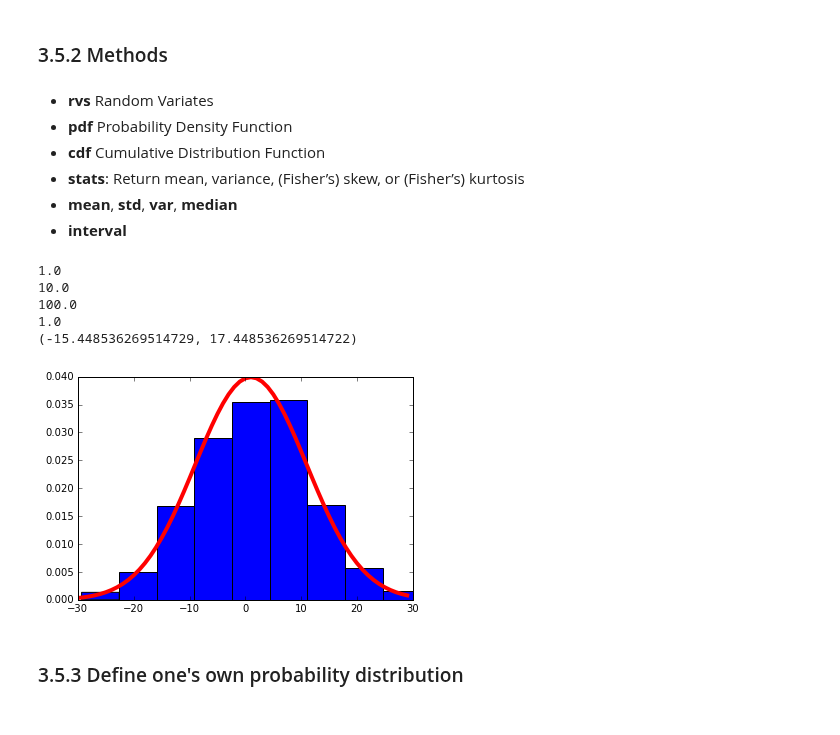
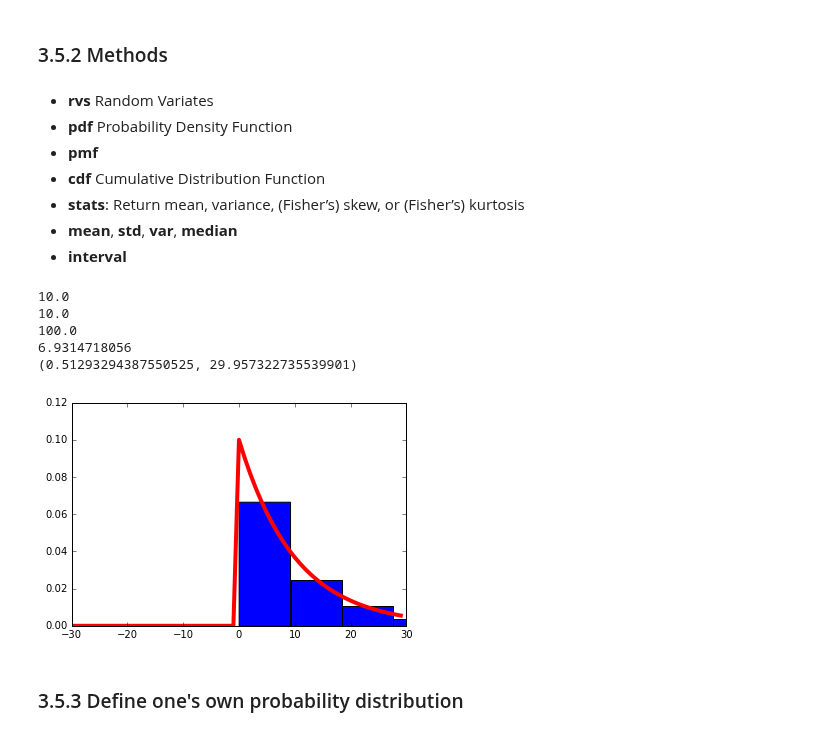
Before and after one commit to riduan91/DSC101, a Jupyter notebook: Lesson3/Amphi/LibrariesInPython.ipynb, the cells around one changed output. Drawn from its saved outputs; the diff is of its cells as text; code cells hidden in the pictures.

```diff
--- a/Lesson3/Amphi/LibrariesInPython.ipynb
+++ b/Lesson3/Amphi/LibrariesInPython.ipynb
@@ -961,6 +977,7 @@ my_distribution = norm(1, 10)
 # %% [markdown]
 - **rvs** Random Variates
 - **pdf** Probability Density Function
+- **pmf**
 - **cdf** Cumulative Distribution Function
 - **stats**: Return mean, variance, (Fisher’s) skew, or (Fisher’s) kurtosis
 - **mean**, **std**, **var**, **median**
@@ -968,32 +985,32 @@ my_distribution = norm(1, 10)
 # %%
 from scipy.stats import norm, uniform, expon, bernoulli, binom
 import matplotlib.pyplot as plt
 
-my_distribution = norm(1, 10)
+#my_distribution = norm(1, 10)
 #my_distribution = uniform(0, 10)
-#my_distribution = expon(scale = 10)
+my_distribution = expon(scale = 10)
 #my_distribution = bernoulli(0.7)
 #my_distribution = binom(10, 0.7)
 print(my_distribution.mean())
 print(my_distribution.std())
 print(my_distribution.var())
 print(my_distribution.median())
 print(my_distribution.interval(0.9))
 
 sample = my_distribution.rvs(1000)
 plt.hist(sample, normed = 1)
 plt.plot(range(-30, 30), my_distribution.pdf(range(-30, 30)), 'r-', linewidth = 4)
 
 #plt.plot(range(-30, 30), my_distribution.cdf(range(-30, 30)), 'g-', linewidth = 4)
 plt.xlim(-30, 30)
 plt.show()
 # %% [output]
-1.0
+10.0
 10.0
 100.0
-1.0
-(-15.448536269514729, 17.448536269514722)
+6.9314718056
+(0.51293294387550525, 29.957322735539901)
-[figure, old version]
+[figure, new version]
 # %% [markdown]
 ### 3.5.3 Define one's own probability distribution
 # %% [markdown]
```
Also changed, not shown: parts of 39 cells of this notebook, 1 other file.
